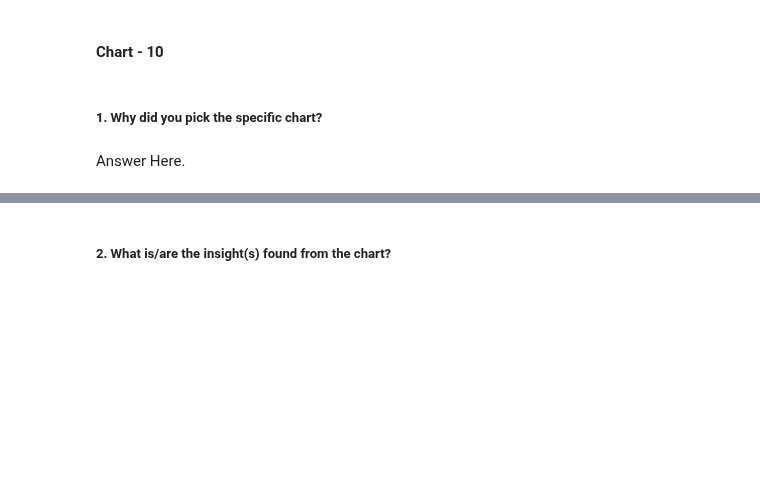
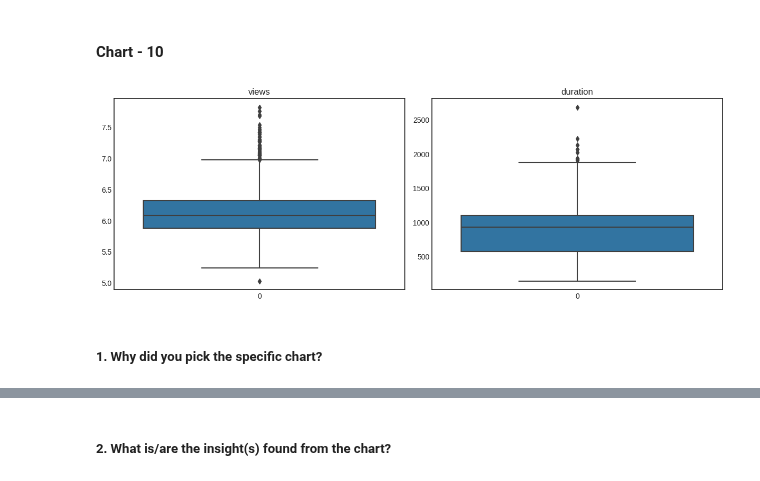
Before and after one commit to shubhamrai1318/TED_Talk_Views_Prediction, a Jupyter notebook: TED_Talk_Views_Prediction.ipynb, the cells around one changed output, grey strips where cells are left out. Drawn from its saved outputs; the diff is of its cells as text; code cells hidden in the pictures; blank space fills up the shorter version.

Commit message:
Data Visualization (chart-10) completed

```diff
--- a/TED_Talk_Views_Prediction.ipynb
+++ b/TED_Talk_Views_Prediction.ipynb
@@ -1086,4 +1084,36 @@ Overall, the insights gained from the boxplot can contribute positively to the b
+# %%
+# Chart - 10 visualization code
+# checking duration and views columns Outliers using boxplot
+
+# List of columns for which box plots will be created
+columns = ['views', 'duration']
+
+# Initialize a variable 'n' to keep track of the position of each subplot in the grid
+n = 1
+
+# Create a figure with size 18x12 inches to accommodate the 3x3 grid of subplots
+plt.figure(figsize=(18, 12))
+
+# Loop through each column in 'columns' to create a box plot for each one
+for i in columns:
+    # Create a subplot at the 'n'-th position in the 3x3 grid
+    plt.subplot(3, 3, n)
+
+    # Increment 'n' to move to the next position for the next subplot
+    n += 1
+
+    # Create a box plot for the current column 'i' from the DataFrame 'df'
+    sns.boxplot(df[i])
+
+    # Set the title of the current subplot to the name of the column being visualized
+    plt.title(i)
+
+    # Adjust the spacing between subplots to prevent overlapping
+    plt.tight_layout()
+
+# Display the grid of box plots
+plt.show()
+# %% [output]
+[figure, added]
 # %% [markdown]
 ##### 1. Why did you pick the specific chart?
-# %% [markdown]
-Answer Here.
```
Also changed, not shown: parts of 12 cells of this notebook.
